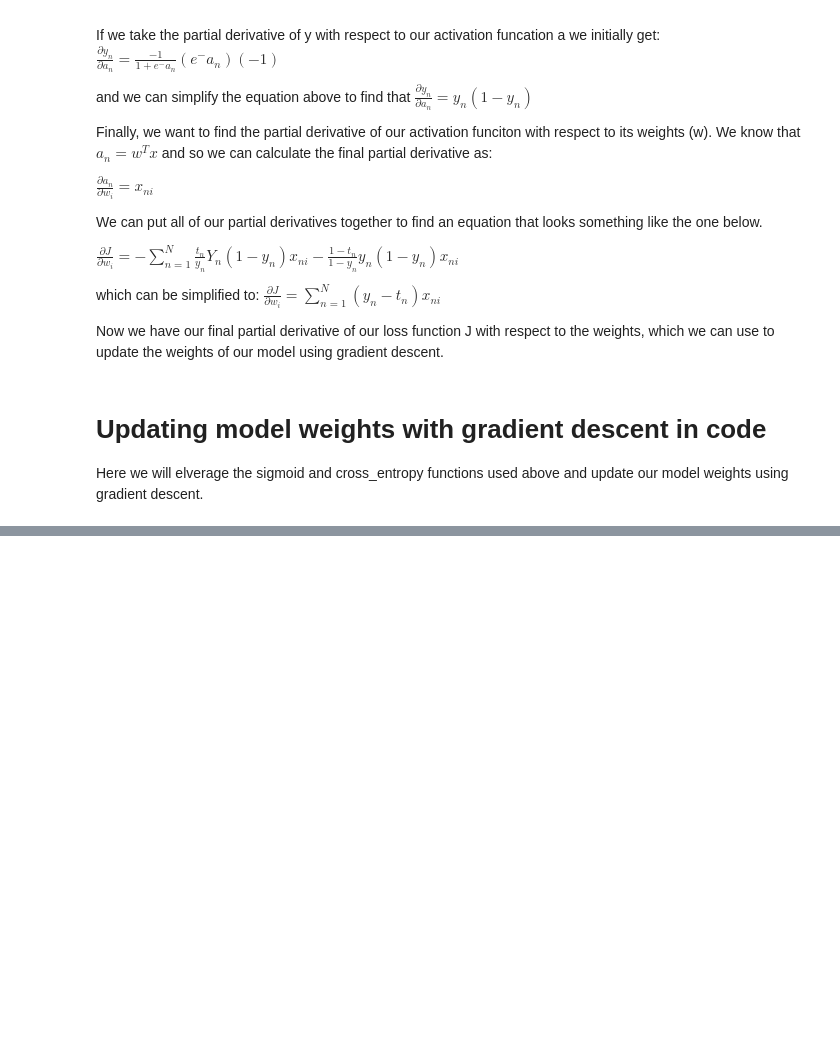
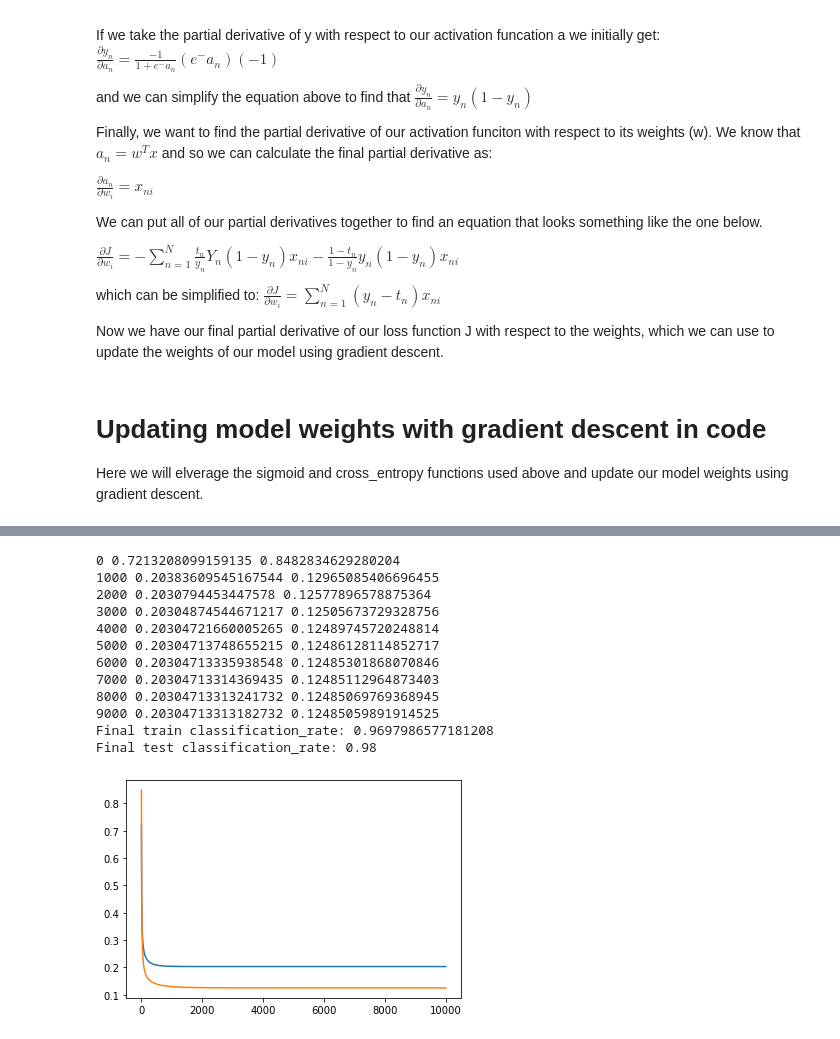
Before and after one commit to xavierharmon/Analytics, a Jupyter notebook: Logistic Regression.ipynb, the cells around one changed output, grey strips where cells are left out. Cells and saved outputs as stored; diff of their text form; code cells hidden in the pictures; blank space fills up the shorter version.

Commit message:
ecommerce data predictions with gradient descent

```diff
--- a/Logistic Regression.ipynb
+++ b/Logistic Regression.ipynb
@@ -118,13 +119,13 @@ def process_data(data):
 
     return X2, Y
 # %%
-def get_binary_data():
+def get_binary_data(data):
     x2, y = process_data(data)
     X2 = x2[y<=1]
     Y2 = y[y<=1]
     return X2, Y2
 # %%
-X2, Y2 = get_binary_data()
+X2, Y2 = get_binary_data(data)
 # %%
 #Setup for the logistic regression model we will use the sigmoid function from above
 D = X2.shape[1]
@@ -350,0 +372,76 @@ Final weight: [0.98973584 7.49033545 7.31781853]
+# %%
+Xtrain = X2[:-100]
+Ytrain = Y2[:-100]
+Xtest = X2[-100:]
+Ytest = Y2[-100:]
+
+for i in (1, 2):
+    m = Xtrain[:,i].mean()
+    s = Xtrain[:,i].std()
+    Xtrain[:,i] = (Xtrain[:,i] - m) / s
+    Xtest[:,i] = (Xtest[:,i] - m) / s
+
+X2train = Xtrain[Ytrain <= 1]
+Y2train = Ytrain[Ytrain <= 1]
+X2test = Xtest[Ytest <= 1]
+Y2test = Ytest[Ytest <= 1]
+# %%
+# randomly initialize weights
+D = X2train.shape[1]
+W = np.random.randn(D)
+b = 0 # bias term
+
+# make predictions
+def sigmoid(a):
+    return 1 / (1 + np.exp(-a))
+
+def forward(X, W, b):
+    return sigmoid(X.dot(W) + b)
+
+# calculate the accuracy
+def classification_rate(Y, P):
+    return np.mean(Y == P)
+
+# cross entropy
+def cross_entropy(T, pY):
+    return -np.mean(T*np.log(pY) + (1 - T)*np.log(1 - pY))
+
+# train loop
+train_costs = []
+test_costs = []
+learning_rate = 0.001
+for i in range(10000):
+    pYtrain = forward(X2train, W, b)
+    pYtest = forward(X2test, W, b)
+
+    ctrain = cross_entropy(Y2train, pYtrain)
+    ctest = cross_entropy(Y2test, pYtest)
+    train_costs.append(ctrain)
+    test_costs.append(ctest)
+
+    # gradient descent
+    W -= learning_rate*X2train.T.dot(pYtrain - Y2train)
+    b -= learning_rate*(pYtrain - Y2train).sum()
+    if i % 1000 == 0:
+        print(i, ctrain, ctest)
+
+print("Final train classification_rate:", classification_rate(Y2train, np.round(pYtrain)))
+print("Final test classification_rate:", classification_rate(Y2test, np.round(pYtest)))
+
+legend1, = plt.plot(train_costs, label='train cost')
+legend2, = plt.plot(test_costs, label='test cost')
+plt.show()
+# %% [output]
+0 0.7213208099159135 0.8482834629280204
+1000 0.20383609545167544 0.12965085406696455
+2000 0.2030794453447578 0.12577896578875364
+3000 0.20304874544671217 0.12505673729328756
+4000 0.20304721660005265 0.12489745720248814
+5000 0.20304713748655215 0.12486128114852717
+6000 0.20304713335938548 0.12485301868070846
+7000 0.20304713314369435 0.12485112964873403
+8000 0.20304713313241732 0.12485069769368945
+9000 0.20304713313182732 0.12485059891914525
+Final train classification_rate: 0.9697986577181208
+Final test classification_rate: 0.98
+[figure, added]
```
Also changed, not shown: parts of 9 cells of this notebook.
